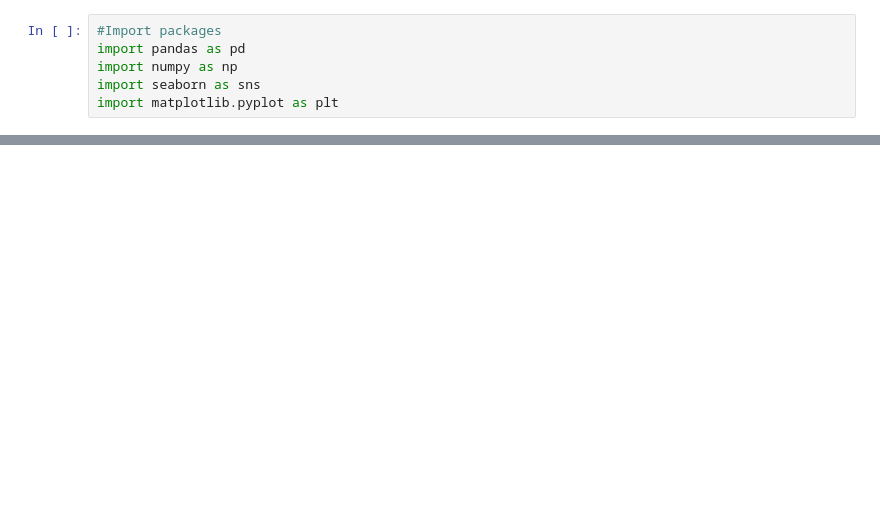
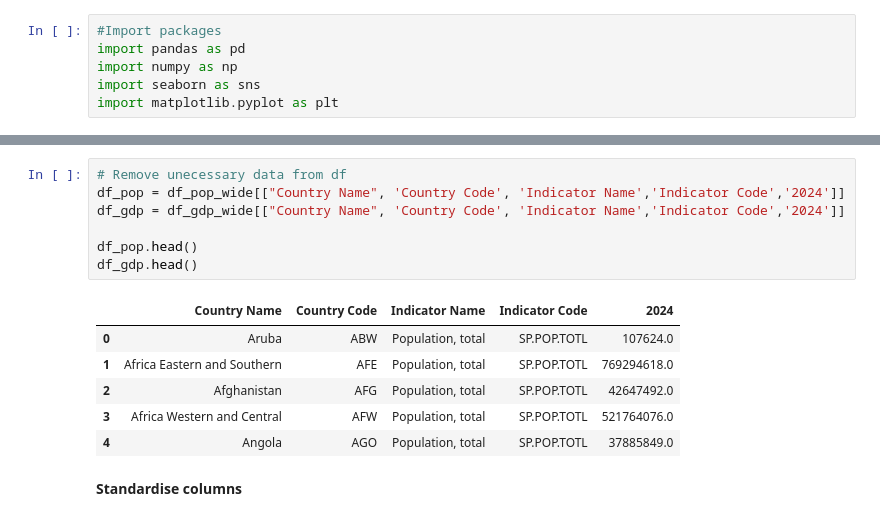
Before and after one commit to lschuler-dotcom/capstone_project, a Jupyter notebook: notebooks/capstone_project.ipynb, the cells around one changed output, grey strips where cells are left out. Cells and saved outputs as stored; diff of their text form; blank space fills up the shorter version.

```diff
--- a/notebooks/capstone_project.ipynb
+++ b/notebooks/capstone_project.ipynb
@@ -31,0 +53,16 @@ df.head()
+# %%
+# Remove unecessary data from df
+df_pop = df_pop_wide[["Country Name", 'Country Code', 'Indicator Name','Indicator Code','2024']]
+df_gdp = df_gdp_wide[["Country Name", 'Country Code', 'Indicator Name','Indicator Code','2024']]
+
+df_pop.head()
+df_gdp.head()
+# %% [output]
+|  | Country Name | Country Code | Indicator Name | Indicator Code | 2024 |
+| 0 | Aruba | ABW | Population, total | SP.POP.TOTL | 107624.0 |
+| 1 | Africa Eastern and Southern | AFE | Population, total | SP.POP.TOTL | 769294618.0 |
+| 2 | Afghanistan | AFG | Population, total | SP.POP.TOTL | 42647492.0 |
+| 3 | Africa Western and Central | AFW | Population, total | SP.POP.TOTL | 521764076.0 |
+| 4 | Angola | AGO | Population, total | SP.POP.TOTL | 37885849.0 |
+# %% [markdown]
+**Standardise columns**
```
Also changed, not shown: parts of 16 cells of this notebook.
